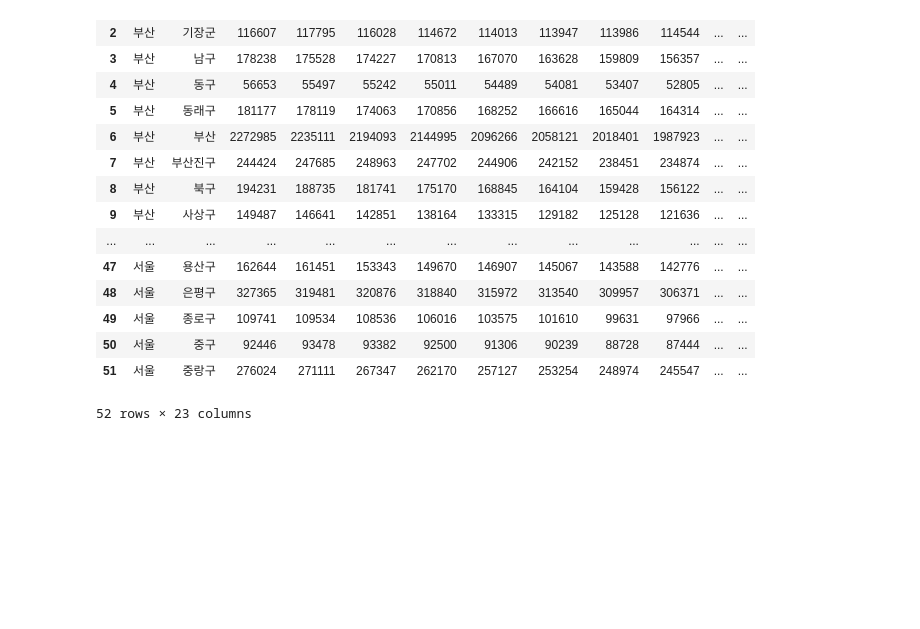
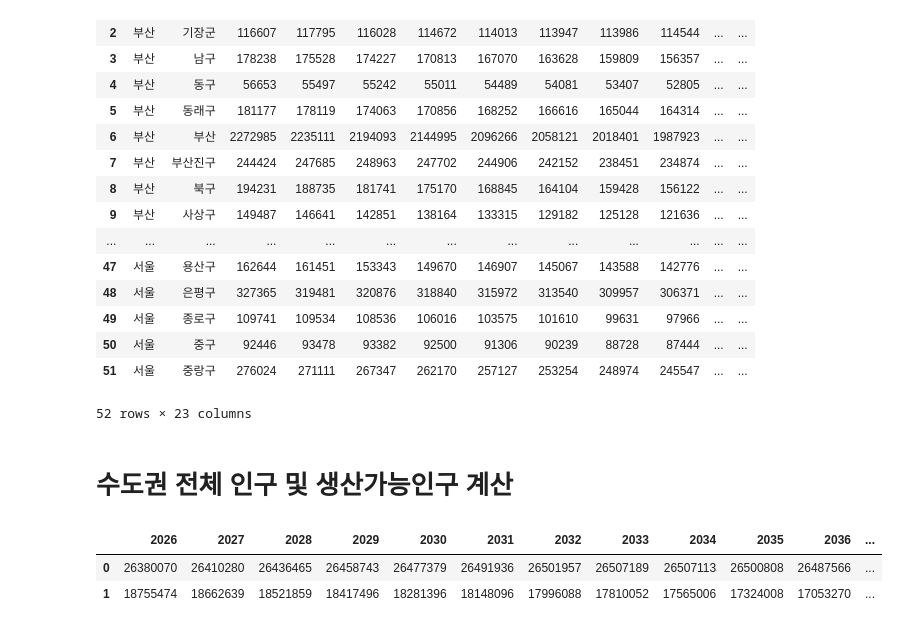
Before and after one commit to Aete/extinction-calculator, a Jupyter notebook: pipeline/population/process_future_pop.ipynb, the cells around one changed output. Drawn from its saved outputs; the diff is of its cells as text; code cells hidden in the pictures; blank space fills up the shorter version.

Commit message:
process seoul metropolitan population data and create a draft line chart class for the population graph

```diff
--- a/pipeline/population/process_future_pop.ipynb
+++ b/pipeline/population/process_future_pop.ipynb
@@ -109,3 +109,24 @@ df_working_age
 | 50 | 서울 | 중구 | 92446 | 93478 | 93382 | 92500 | 91306 | 90239 | 88728 | 87444 | ... | ... |
 | 51 | 서울 | 중랑구 | 276024 | 271111 | 267347 | 262170 | 257127 | 253254 | 248974 | 245547 | ... | ... |
 52 rows × 23 columns
+# %% [markdown]
+# 수도권 전체 인구 및 생산가능인구 계산
+# %%
+# 수도권 데이터 필터링링
+df_seoul_metropolitan = df_total.loc[df_total['sigungu'].isin(['서울','인천','경기'])].copy()
+df_seoul_metropolitan_working_age = df_working_age.loc[df_working_age['sigungu'].isin(['서울','인천','경기'])].copy()
+
+# 2026-2042 수도권 전체 인구 계산
+df_seoul_metropolitan = df_seoul_metropolitan.sum().loc[[str(i) for i in range(2026, 2043)]]
+df_seoul_metropolitan.loc['type'] = 'total'
+
+# 2026-2042 수도권 전체 인구 중 근로 가능 인구 계산
+df_seoul_metropolitan_working_age = df_seoul_metropolitan_working_age.sum().loc[[str(i) for i in range(2026, 2043)]]
+df_seoul_metropolitan_working_age.loc['type'] = 'working_age'
+
+df_seoul_metropolitan = pd.concat([df_seoul_metropolitan,df_seoul_metropolitan_working_age], axis=1).T
+df_seoul_metropolitan
+# %% [output]
+|  | 2026 | 2027 | 2028 | 2029 | 2030 | 2031 | 2032 | 2033 | 2034 | 2035 | 2036 | ... |
+| 0 | 26380070 | 26410280 | 26436465 | 26458743 | 26477379 | 26491936 | 26501957 | 26507189 | 26507113 | 26500808 | 26487566 | ... |
+| 1 | 18755474 | 18662639 | 18521859 | 18417496 | 18281396 | 18148096 | 17996088 | 17810052 | 17565006 | 17324008 | 17053270 | ... |
```
Also changed, not shown: parts of 2 cells of this notebook, 4 other files.
